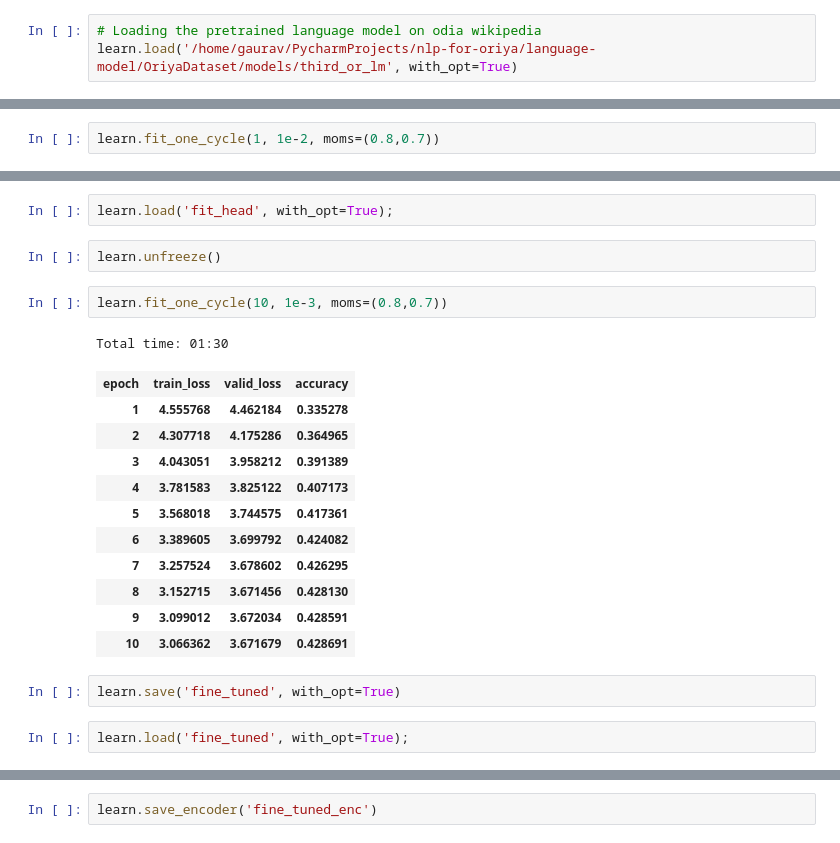
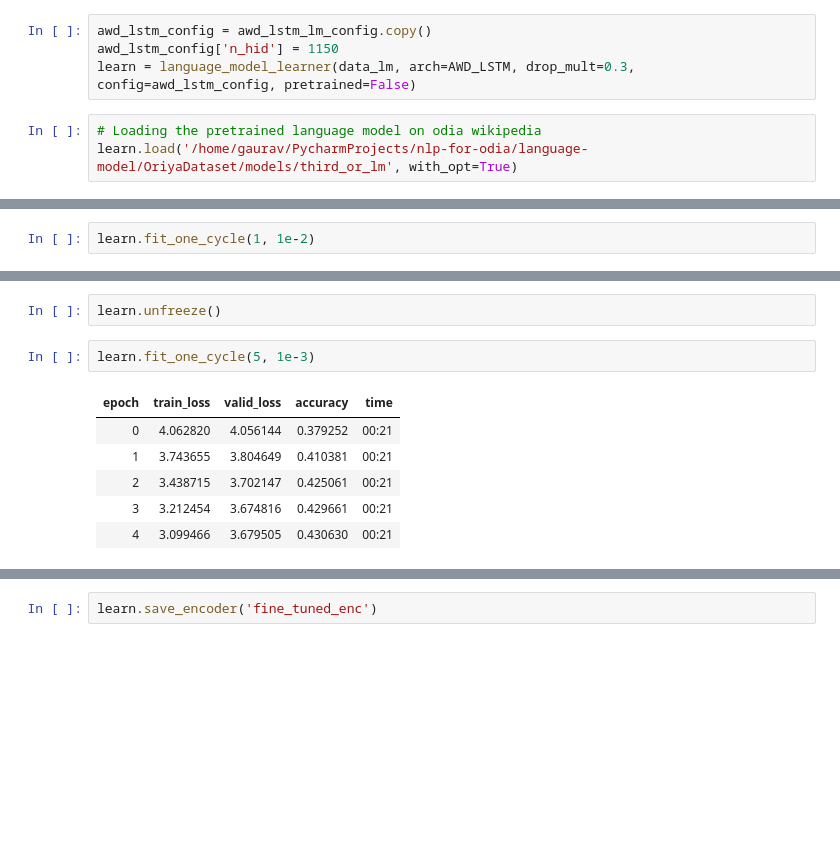
Before and after one commit to goru001/nlp-for-odia, a Jupyter notebook: classification/Odia_Classification_Model.ipynb, the cells around one changed output, grey strips where cells are left out. Drawn from its saved outputs; the diff is of its cells as text; blank space fills up the shorter version.

```diff
--- a/classification/Odia_Classification_Model.ipynb
+++ b/classification/Odia_Classification_Model.ipynb
@@ -113,6 +127,10 @@ learn = language_model_learner(data_lm, drop_mult=0.3)
+# %%
+awd_lstm_config = awd_lstm_lm_config.copy()
+awd_lstm_config['n_hid'] = 1150
+learn = language_model_learner(data_lm, arch=AWD_LSTM, drop_mult=0.3, config=awd_lstm_config, pretrained=False)
 # %%
 # Loading the pretrained language model on odia wikipedia
-learn.load('/home/gaurav/PycharmProjects/nlp-for-oriya/language-model/OriyaDataset/models/third_or_lm', with_opt=True)
+learn.load('/home/gaurav/PycharmProjects/nlp-for-odia/language-model/OriyaDataset/models/third_or_lm', with_opt=True)
 # %% [output]
 LanguageLearner(data=TextLMDataBunch;
 
@@ -144,5 +163,5 @@ learn.recorder.plot()
 # %%
 learn.freeze()
 # %%
-learn.fit_one_cycle(1, 1e-2, moms=(0.8,0.7))
+learn.fit_one_cycle(1, 1e-2)
 # %% [output]
@@ -154,26 +170,14 @@ learn.save('fit_head', with_opt=True)
-# %%
-learn.load('fit_head', with_opt=True);
 # %%
 learn.unfreeze()
 # %%
-learn.fit_one_cycle(10, 1e-3, moms=(0.8,0.7))
+learn.fit_one_cycle(5, 1e-3)
 # %% [output]
-Total time: 01:30
-| epoch | train_loss | valid_loss | accuracy |
-| 1 | 4.555768 | 4.462184 | 0.335278 |
-| 2 | 4.307718 | 4.175286 | 0.364965 |
-| 3 | 4.043051 | 3.958212 | 0.391389 |
-| 4 | 3.781583 | 3.825122 | 0.407173 |
-| 5 | 3.568018 | 3.744575 | 0.417361 |
-| 6 | 3.389605 | 3.699792 | 0.424082 |
-| 7 | 3.257524 | 3.678602 | 0.426295 |
-| 8 | 3.152715 | 3.671456 | 0.428130 |
-| 9 | 3.099012 | 3.672034 | 0.428591 |
-| 10 | 3.066362 | 3.671679 | 0.428691 |
+| epoch | train_loss | valid_loss | accuracy | time |
+| 0 | 4.062820 | 4.056144 | 0.379252 | 00:21 |
+| 1 | 3.743655 | 3.804649 | 0.410381 | 00:21 |
+| 2 | 3.438715 | 3.702147 | 0.425061 | 00:21 |
+| 3 | 3.212454 | 3.674816 | 0.429661 | 00:21 |
+| 4 | 3.099466 | 3.679505 | 0.430630 | 00:21 |
-# %%
-learn.save('fine_tuned', with_opt=True)
-# %%
-learn.load('fine_tuned', with_opt=True);
 # %%
 learn.predict('ରେ ଅପ ଗ୍ ରେ ଡ',n_words=10)
 # %% [output]
```
Also changed, not shown: parts of 49 cells of this notebook, 7 other files.
